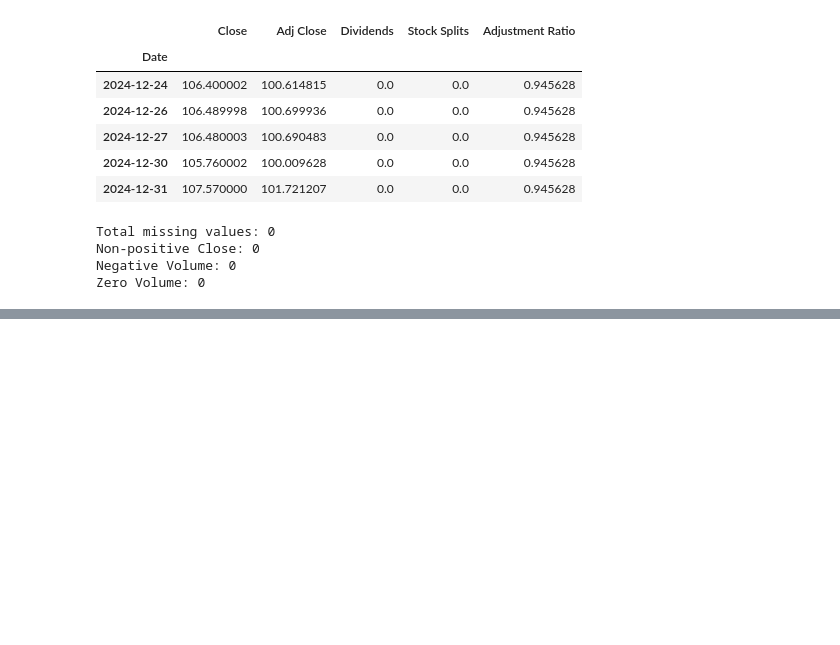
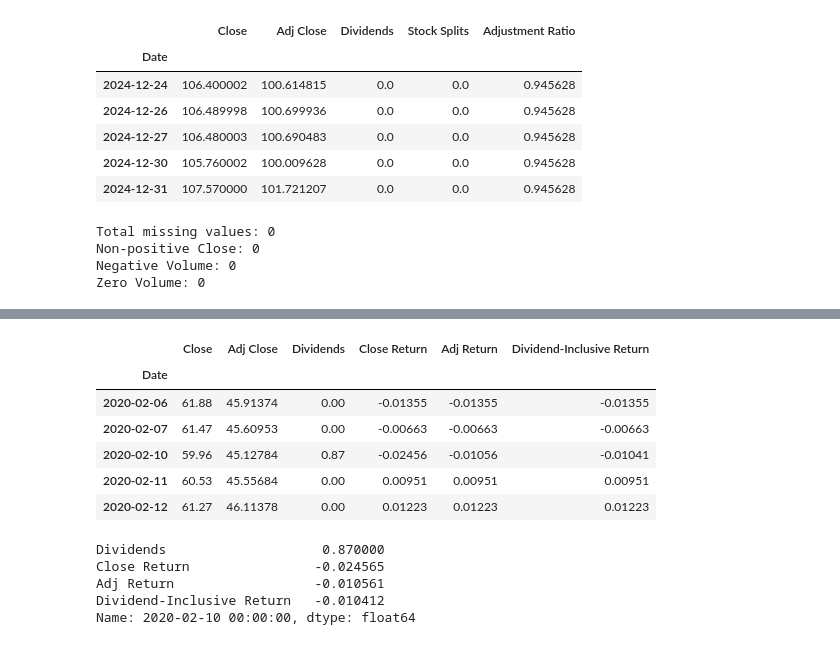
Before and after one commit to XiaoyuZou0915/equity-alpha-research, a Jupyter notebook: notebooks/01_data_exploration.ipynb, the cells around one changed output, grey strips where cells are left out. Drawn from its saved outputs; the diff is of its cells as text; code cells hidden in the pictures; blank space fills up the shorter version.

```diff
--- a/notebooks/01_data_exploration.ipynb
+++ b/notebooks/01_data_exploration.ipynb
@@ -188,0 +277,55 @@ Zero Volume: 0
+# %%
+# Day 3 — Step 2.2: XOM dividend analysis
+
+ticker = "XOM"
+
+xom = pd.DataFrame({
+    "Close": prices["Close"][ticker],
+    "Adj Close": prices["Adj Close"][ticker],
+    "Dividends": prices["Dividends"][ticker]
+})
+
+# Calculate daily returns
+xom["Close Return"] = xom["Close"].pct_change()
+xom["Adj Return"] = xom["Adj Close"].pct_change()
+
+# A simple dividend-inclusive one-day return
+# Only valid when the dividend and prices use compatible share units
+xom["Dividend-Inclusive Return"] = (
+    (xom["Close"] + xom["Dividends"])
+    / xom["Close"].shift(1)
+    - 1
+)
+
+# Inspect one dividend event
+dividend_window = xom.loc["2020-02-06":"2020-02-12"]
+
+display(dividend_window.round(5))
+
+# Compare return measures on the event date
+event_date = "2020-02-10"
+
+display(
+    xom.loc[
+        event_date,
+        [
+            "Dividends",
+            "Close Return",
+            "Adj Return",
+            "Dividend-Inclusive Return"
+        ]
+    ]
+)
+# %% [output]
+|  | Close | Adj Close | Dividends | Close Return | Adj Return | Dividend-Inclusive Return |
+| Date |  |  |  |  |  |  |
+| 2020-02-06 | 61.88 | 45.91374 | 0.00 | -0.01355 | -0.01355 | -0.01355 |
+| 2020-02-07 | 61.47 | 45.60953 | 0.00 | -0.00663 | -0.00663 | -0.00663 |
+| 2020-02-10 | 59.96 | 45.12784 | 0.87 | -0.02456 | -0.01056 | -0.01041 |
+| 2020-02-11 | 60.53 | 45.55684 | 0.00 | 0.00951 | 0.00951 | 0.00951 |
+| 2020-02-12 | 61.27 | 46.11378 | 0.00 | 0.01223 | 0.01223 | 0.01223 |
+Dividends                    0.870000
+Close Return                -0.024565
+Adj Return                  -0.010561
+Dividend-Inclusive Return   -0.010412
+Name: 2020-02-10 00:00:00, dtype: float64
```
Also changed, not shown: parts of 4 cells of this notebook, 3 other files.
